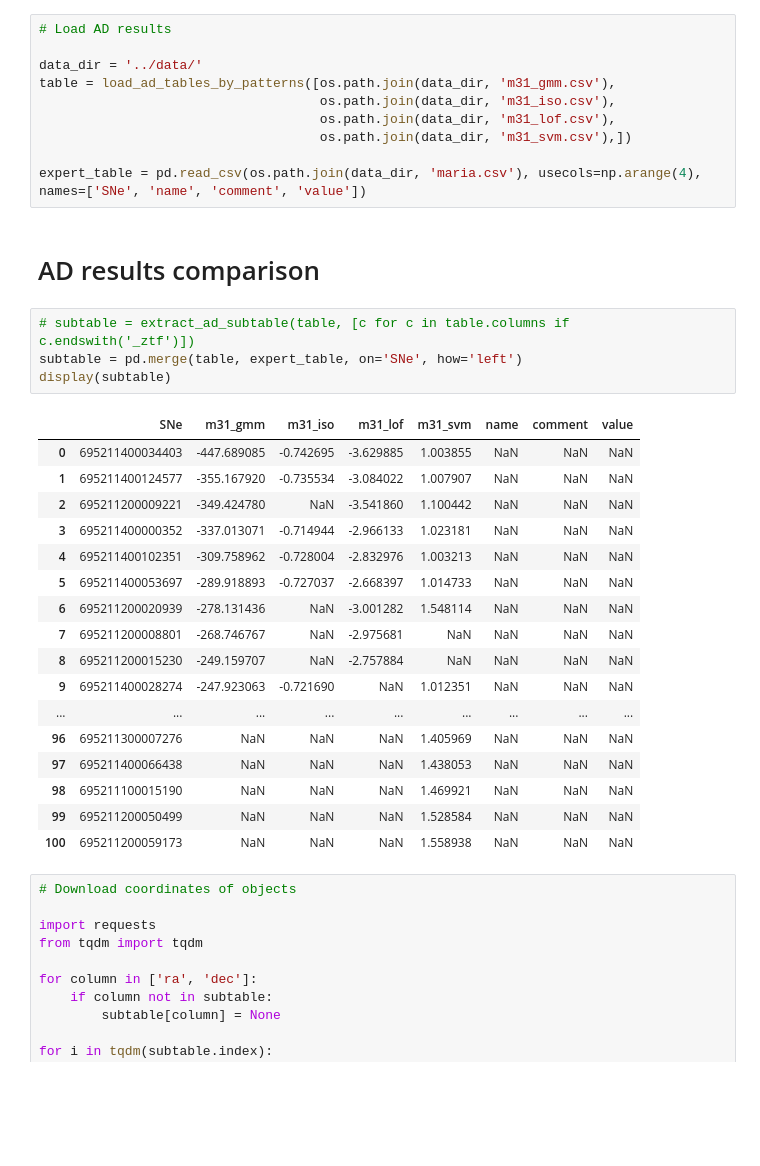
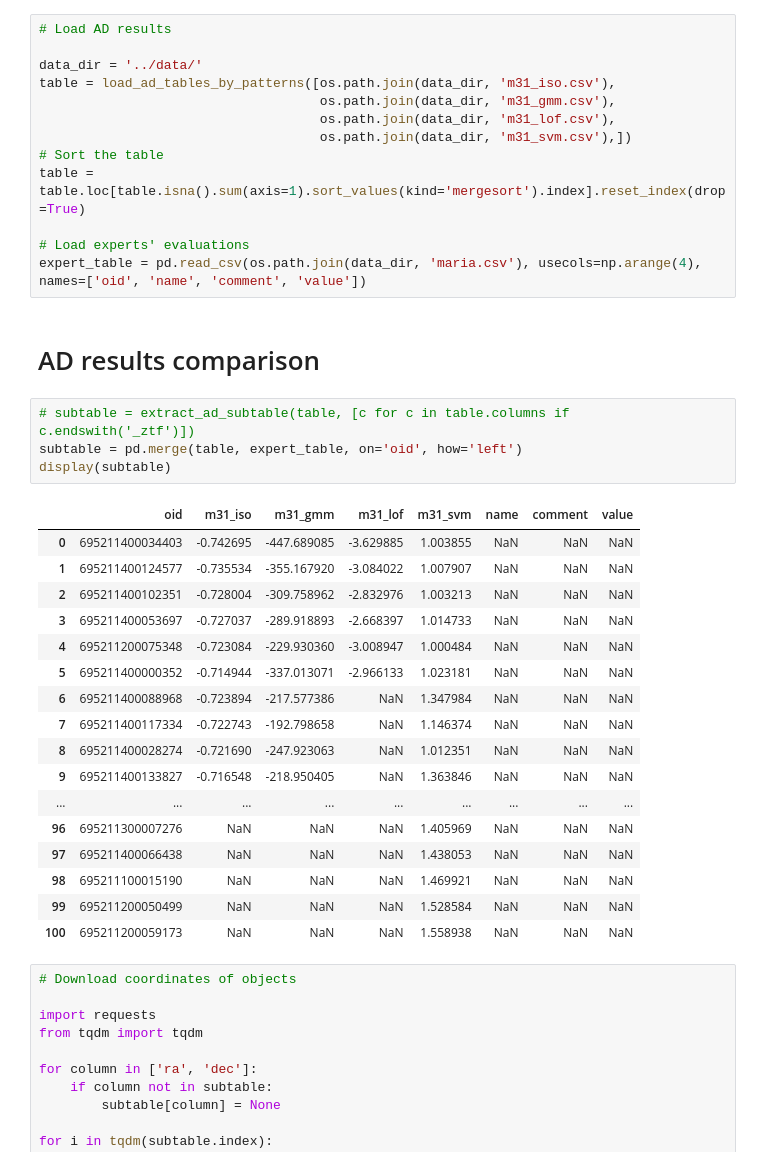
Before and after one commit to snad-space/zwad, a Jupyter notebook: notebooks/ad_analysis.ipynb, the cells around one changed output. Drawn from its saved outputs; the diff is of its cells as text; blank space fills up the shorter version.

Commit message:
Fix sorting in pad analysis table. closes #11

```diff
--- a/notebooks/ad_analysis.ipynb
+++ b/notebooks/ad_analysis.ipynb
@@ -21,30 +20,33 @@ plt.rcParams['figure.max_open_warning'] = 100
 # Load AD results
 
 data_dir = '../data/'
-table = load_ad_tables_by_patterns([os.path.join(data_dir, 'm31_gmm.csv'),
-                                    os.path.join(data_dir, 'm31_iso.csv'),
+table = load_ad_tables_by_patterns([os.path.join(data_dir, 'm31_iso.csv'),
+                                    os.path.join(data_dir, 'm31_gmm.csv'),
                                     os.path.join(data_dir, 'm31_lof.csv'),
                                     os.path.join(data_dir, 'm31_svm.csv'),])
+# Sort the table
+table = table.loc[table.isna().sum(axis=1).sort_values(kind='mergesort').index].reset_index(drop=True)
 
-expert_table = pd.read_csv(os.path.join(data_dir, 'maria.csv'), usecols=np.arange(4), names=['SNe', 'name', 'comment', 'value'])
+# Load experts' evaluations
+expert_table = pd.read_csv(os.path.join(data_dir, 'maria.csv'), usecols=np.arange(4), names=['oid', 'name', 'comment', 'value'])
 # %% [markdown]
 # AD results comparison
 # %%
 # subtable = extract_ad_subtable(table, [c for c in table.columns if c.endswith('_ztf')])
-subtable = pd.merge(table, expert_table, on='SNe', how='left')
+subtable = pd.merge(table, expert_table, on='oid', how='left')
 display(subtable)
 # %% [output]
-|  | SNe | m31_gmm | m31_iso | m31_lof | m31_svm | name | comment | value |
-| 0 | 695211400034403 | -447.689085 | -0.742695 | -3.629885 | 1.003855 | NaN | NaN | NaN |
-| 1 | 695211400124577 | -355.167920 | -0.735534 | -3.084022 | 1.007907 | NaN | NaN | NaN |
-| 2 | 695211200009221 | -349.424780 | NaN | -3.541860 | 1.100442 | NaN | NaN | NaN |
-| 3 | 695211400000352 | -337.013071 | -0.714944 | -2.966133 | 1.023181 | NaN | NaN | NaN |
-| 4 | 695211400102351 | -309.758962 | -0.728004 | -2.832976 | 1.003213 | NaN | NaN | NaN |
-| 5 | 695211400053697 | -289.918893 | -0.727037 | -2.668397 | 1.014733 | NaN | NaN | NaN |
-| 6 | 695211200020939 | -278.131436 | NaN | -3.001282 | 1.548114 | NaN | NaN | NaN |
-| 7 | 695211200008801 | -268.746767 | NaN | -2.975681 | NaN | NaN | NaN | NaN |
-| 8 | 695211200015230 | -249.159707 | NaN | -2.757884 | NaN | NaN | NaN | NaN |
-| 9 | 695211400028274 | -247.923063 | -0.721690 | NaN | 1.012351 | NaN | NaN | NaN |
+|  | oid | m31_iso | m31_gmm | m31_lof | m31_svm | name | comment | value |
+| 0 | 695211400034403 | -0.742695 | -447.689085 | -3.629885 | 1.003855 | NaN | NaN | NaN |
+| 1 | 695211400124577 | -0.735534 | -355.167920 | -3.084022 | 1.007907 | NaN | NaN | NaN |
+| 2 | 695211400102351 | -0.728004 | -309.758962 | -2.832976 | 1.003213 | NaN | NaN | NaN |
+| 3 | 695211400053697 | -0.727037 | -289.918893 | -2.668397 | 1.014733 | NaN | NaN | NaN |
+| 4 | 695211200075348 | -0.723084 | -229.930360 | -3.008947 | 1.000484 | NaN | NaN | NaN |
+| 5 | 695211400000352 | -0.714944 | -337.013071 | -2.966133 | 1.023181 | NaN | NaN | NaN |
+| 6 | 695211400088968 | -0.723894 | -217.577386 | NaN | 1.347984 | NaN | NaN | NaN |
+| 7 | 695211400117334 | -0.722743 | -192.798658 | NaN | 1.146374 | NaN | NaN | NaN |
+| 8 | 695211400028274 | -0.721690 | -247.923063 | NaN | 1.012351 | NaN | NaN | NaN |
+| 9 | 695211400133827 | -0.716548 | -218.950405 | NaN | 1.363846 | NaN | NaN | NaN |
 | ... | ... | ... | ... | ... | ... | ... | ... | ... |
 | 96 | 695211300007276 | NaN | NaN | NaN | 1.405969 | NaN | NaN | NaN |
 | 97 | 695211400066438 | NaN | NaN | NaN | 1.438053 | NaN | NaN | NaN |
```
Also changed, not shown: parts of 1 cell of this notebook.
